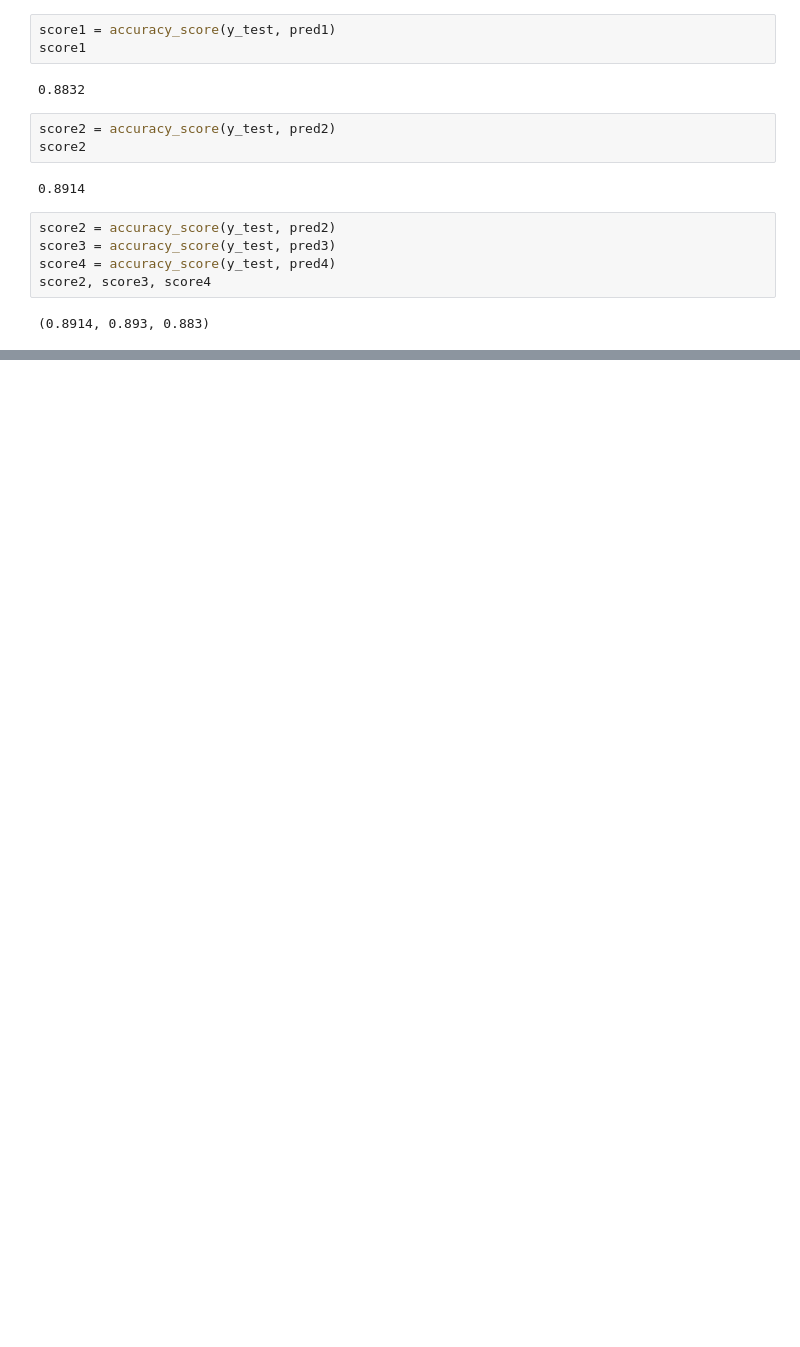
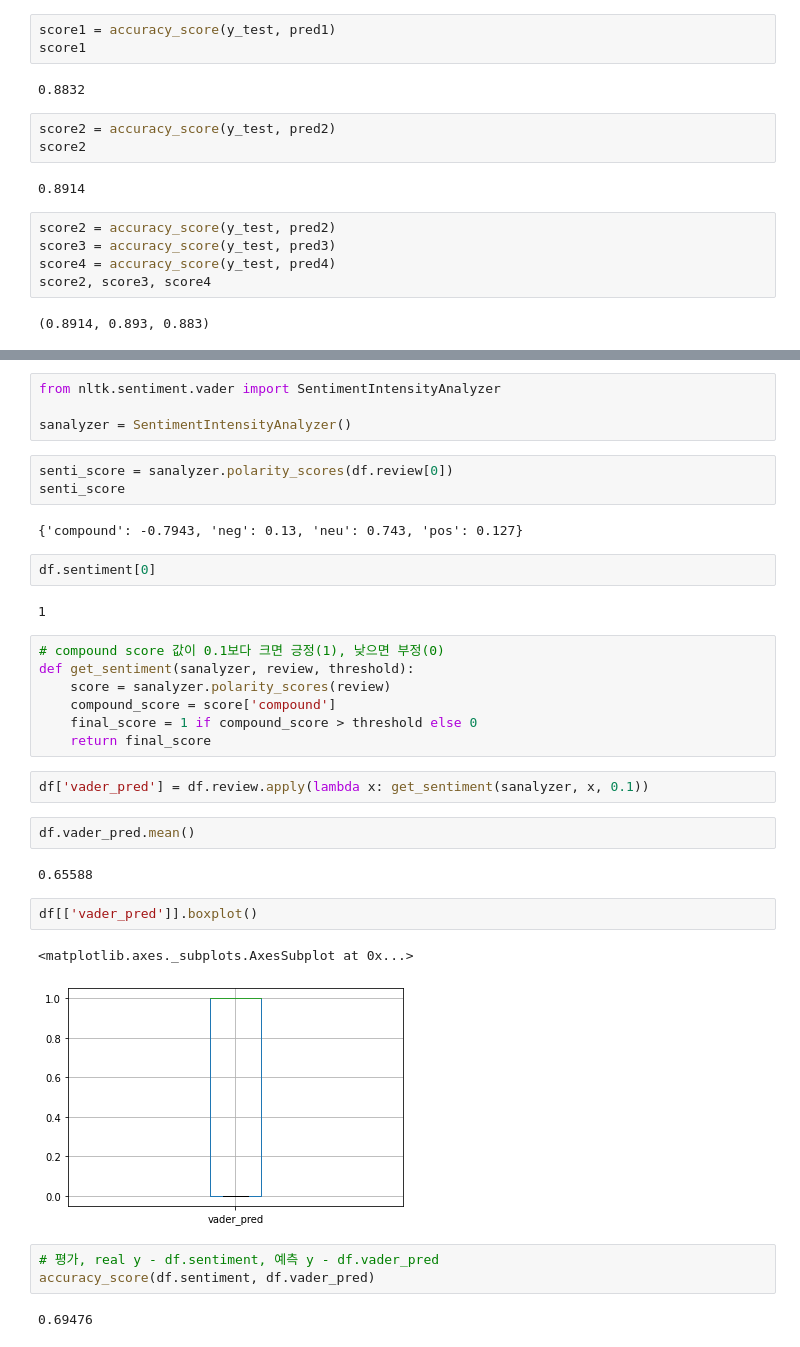
Before and after one commit to InJi-Lee/DataAnalysis, a Jupyter notebook: 07.NLP/12_IMDB_리뷰_감성분석.ipynb, the cells around one changed output, grey strips where cells are left out. Cells and saved outputs as stored; diff of their text form; blank space fills up the shorter version.

```diff
--- a/07.NLP/12_IMDB_리뷰_감성분석.ipynb
+++ b/07.NLP/12_IMDB_리뷰_감성분석.ipynb
@@ -200,0 +210,36 @@ score2, score3, score4
+# %%
+from nltk.sentiment.vader import SentimentIntensityAnalyzer
+
+sanalyzer = SentimentIntensityAnalyzer()
+# %%
+senti_score = sanalyzer.polarity_scores(df.review[0])
+senti_score
+# %% [output]
+{'compound': -0.7943, 'neg': 0.13, 'neu': 0.743, 'pos': 0.127}
+# %%
+df.sentiment[0]
+# %% [output]
+1
+# %%
+# compound score 값이 0.1보다 크면 긍정(1), 낮으면 부정(0)
+def get_sentiment(sanalyzer, review, threshold):
+    score = sanalyzer.polarity_scores(review)
+    compound_score = score['compound']
+    final_score = 1 if compound_score > threshold else 0
+    return final_score
+# %%
+df['vader_pred'] = df.review.apply(lambda x: get_sentiment(sanalyzer, x, 0.1))
+# %%
+df.vader_pred.mean()
+# %% [output]
+0.65588
+# %%
+df[['vader_pred']].boxplot()
+# %% [output]
+<matplotlib.axes._subplots.AxesSubplot at 0x...>
+[figure, added]
+# %%
+# 평가, real y - df.sentiment, 예측 y - df.vader_pred
+accuracy_score(df.sentiment, df.vader_pred)
+# %% [output]
+0.69476
```
Also changed, not shown: parts of 3 cells of this notebook.
